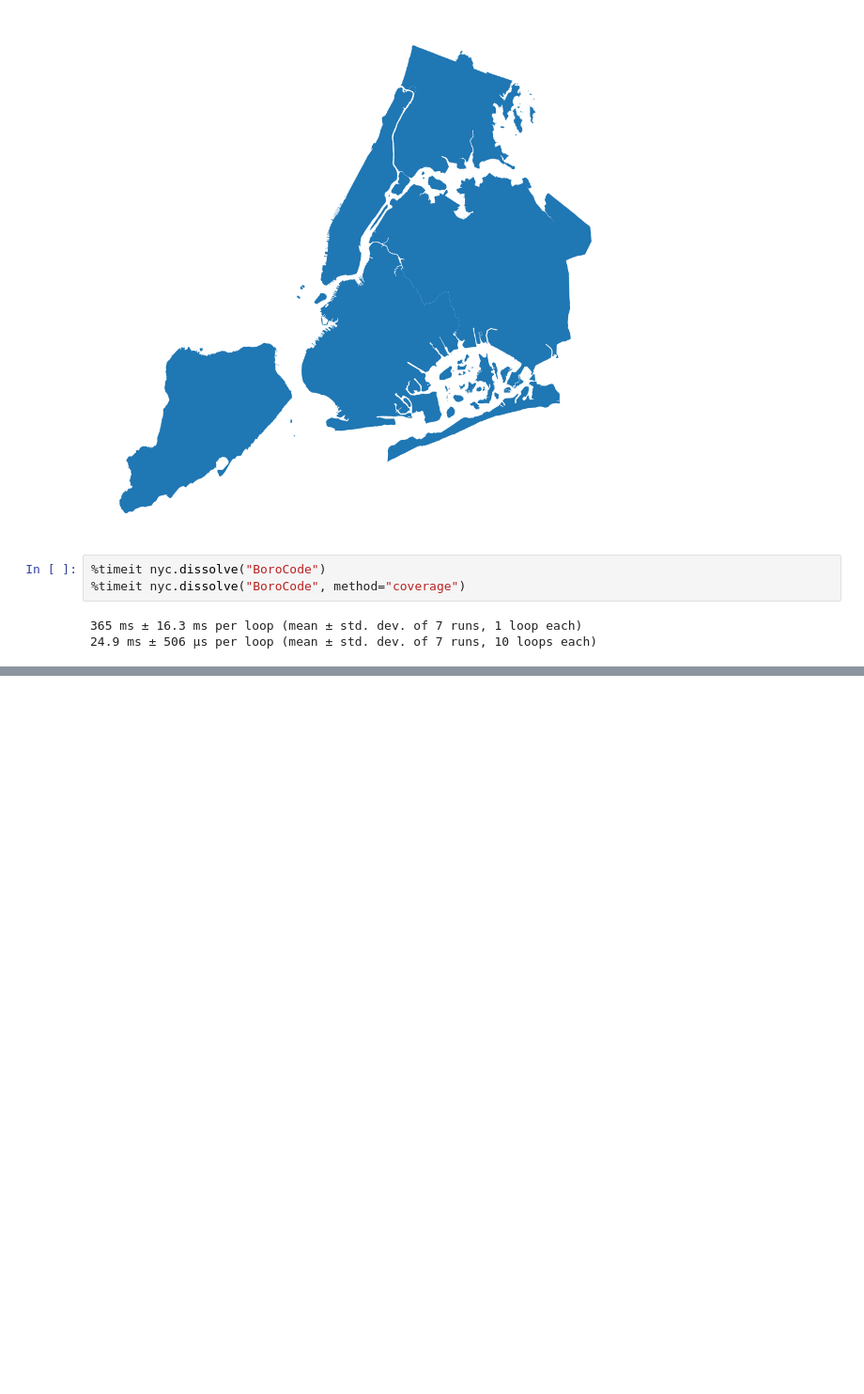
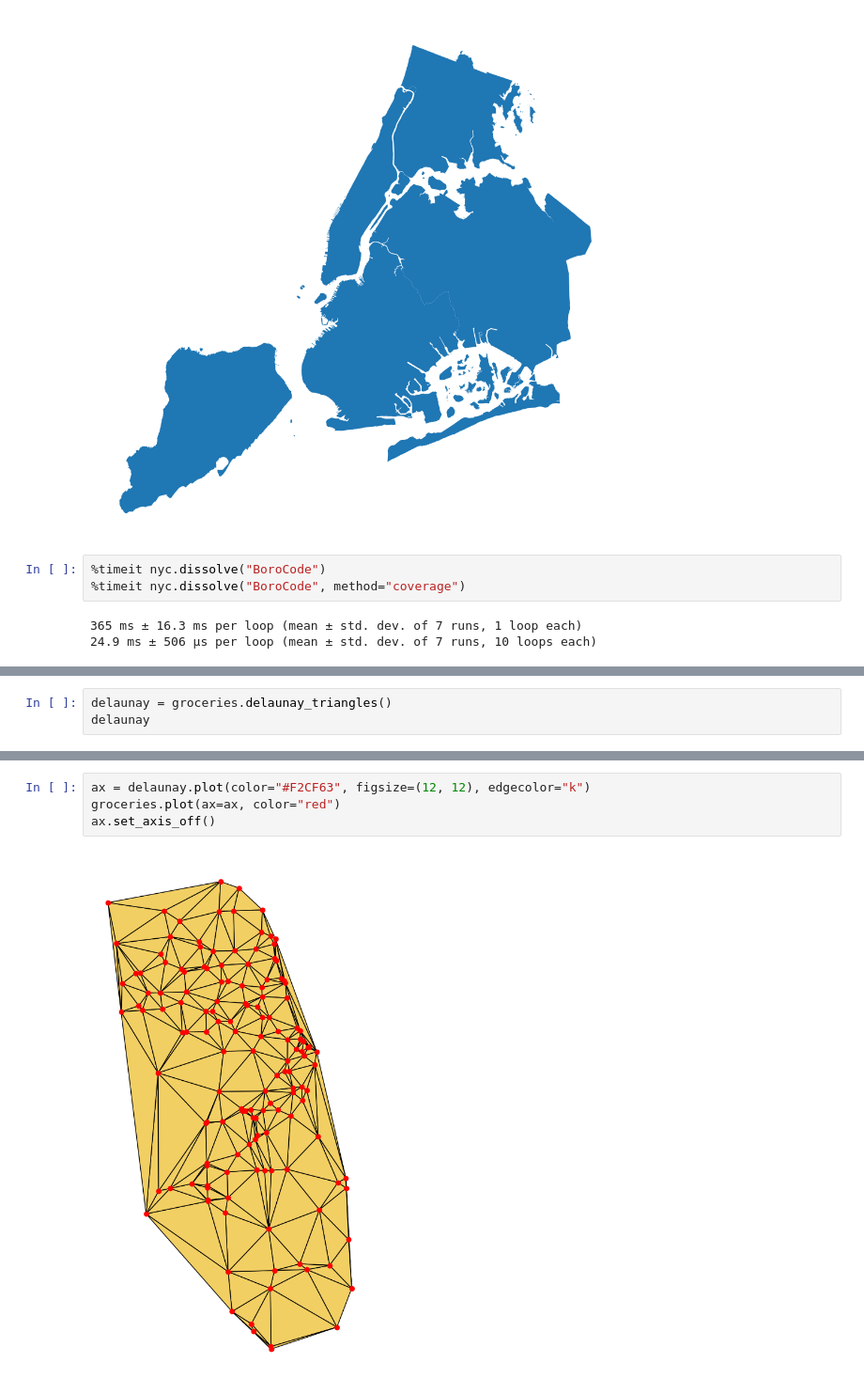
Before and after one commit to martinfleis/geopandas-one-workshop, a Jupyter notebook: GeoPython2024.ipynb, the cells around one changed output, grey strips where cells are left out. Shown at 94% size. Saved outputs shown, nothing was run; the diff lists cells and outputs as text; blank space fills up the shorter version.

```diff
--- a/GeoPython2024.ipynb
+++ b/GeoPython2024.ipynb
@@ -183,0 +244,3 @@ boroughs.plot(figsize=(12, 12)).set_axis_off()
+# %%
+delaunay = groceries.delaunay_triangles()
+delaunay
@@ -183,0 +260,6 @@ boroughs.plot(figsize=(12, 12)).set_axis_off()
+# %%
+ax = delaunay.plot(color="#F2CF63", figsize=(12, 12), edgecolor="k")
+groceries.plot(ax=ax, color="red")
+ax.set_axis_off()
+# %% [output]
+[figure, added]
```
Also changed, not shown: parts of 14 cells of this notebook.
